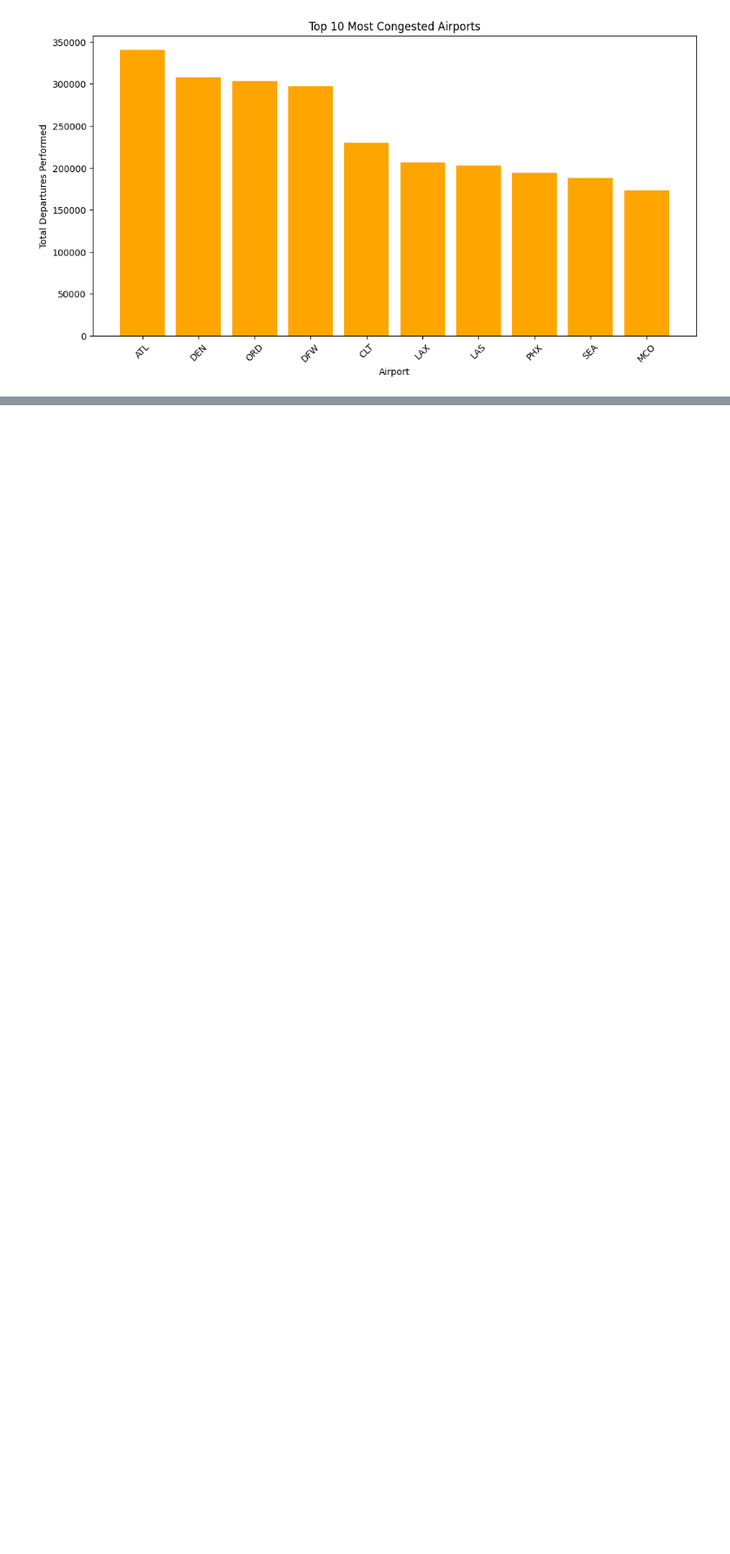
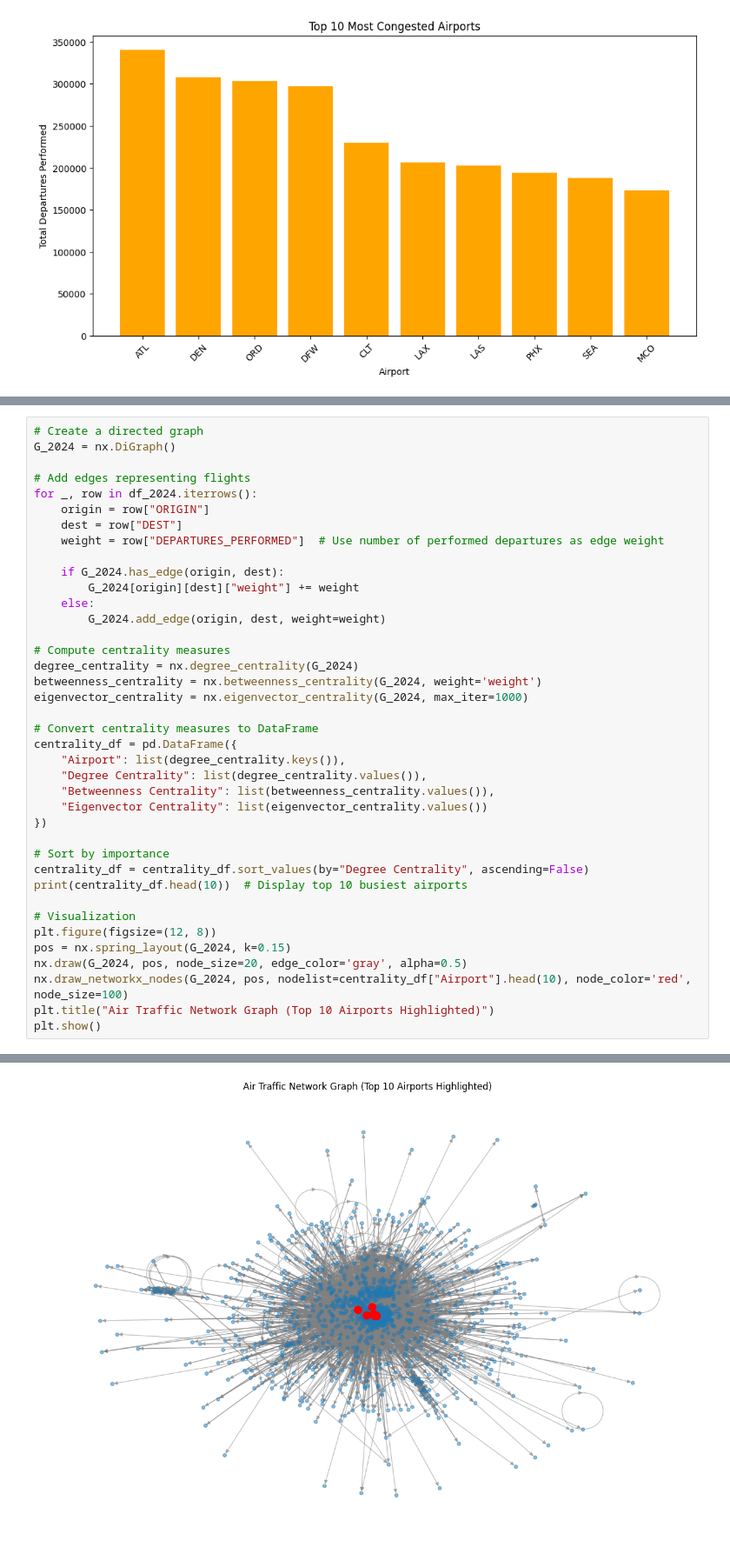
Before and after one commit to ArianeYu/US_Air_Traffic, a Jupyter notebook: final_project.ipynb, the cells around one changed output, grey strips where cells are left out. Shown at 87% size. Drawn from its saved outputs; the diff is of its cells as text; blank space fills up the shorter version.

```diff
--- a/final_project.ipynb
+++ b/final_project.ipynb
@@ -169,0 +185,40 @@ plt.show()
+# %%
+# Create a directed graph
+G_2024 = nx.DiGraph()
+
+# Add edges representing flights
+for _, row in df_2024.iterrows():
+    origin = row["ORIGIN"]
+    dest = row["DEST"]
+    weight = row["DEPARTURES_PERFORMED"]  # Use number of performed departures as edge weight
+
+    if G_2024.has_edge(origin, dest):
+        G_2024[origin][dest]["weight"] += weight
+    else:
+        G_2024.add_edge(origin, dest, weight=weight)
+
+# Compute centrality measures
+degree_centrality = nx.degree_centrality(G_2024)
+betweenness_centrality = nx.betweenness_centrality(G_2024, weight='weight')
+eigenvector_centrality = nx.eigenvector_centrality(G_2024, max_iter=1000)
+
+# Convert centrality measures to DataFrame
+centrality_df = pd.DataFrame({
+    "Airport": list(degree_centrality.keys()),
+    "Degree Centrality": list(degree_centrality.values()),
+    "Betweenness Centrality": list(betweenness_centrality.values()),
+    "Eigenvector Centrality": list(eigenvector_centrality.values())
+})
+
+# Sort by importance
+centrality_df = centrality_df.sort_values(by="Degree Centrality", ascending=False)
+print(centrality_df.head(10))  # Display top 10 busiest airports
+
+# Visualization
+plt.figure(figsize=(12, 8))
+pos = nx.spring_layout(G_2024, k=0.15)
+nx.draw(G_2024, pos, node_size=20, edge_color='gray', alpha=0.5)
+nx.draw_networkx_nodes(G_2024, pos, nodelist=centrality_df["Airport"].head(10), node_color='red', node_size=100)
+plt.title("Air Traffic Network Graph (Top 10 Airports Highlighted)")
+plt.show()
+# %% [output]
@@ -169,0 +236 @@ plt.show()
+[figure, added]
```
Also changed, not shown: parts of 12 cells of this notebook.
